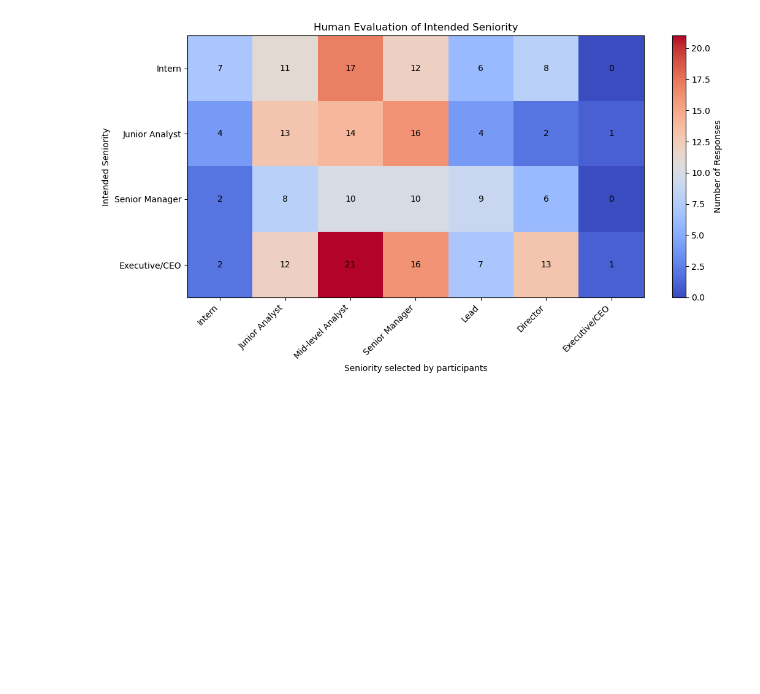
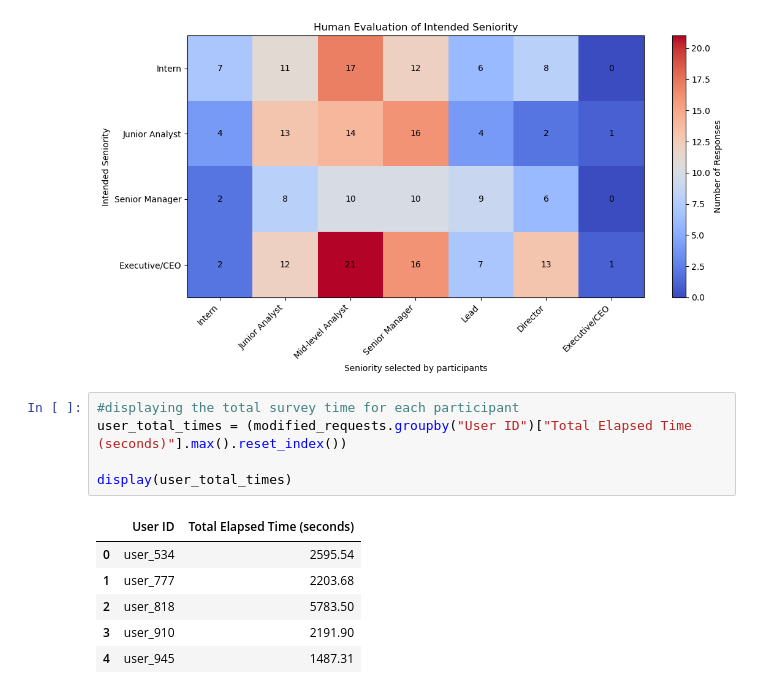
Before and after one commit to arwaguudle/AI-Data-Governance-Project, a Jupyter notebook: Automating-Data-Governance-main/variations_results/survey_result.ipynb, the cells around one changed output. Drawn from its saved outputs; the diff is of its cells as text; blank space fills up the shorter version.

```diff
--- a/Automating-Data-Governance-main/variations_results/survey_result.ipynb
+++ b/Automating-Data-Governance-main/variations_results/survey_result.ipynb
@@ -388,3 +388,15 @@ plt.tight_layout()
 plt.show()
 # %% [output]
 [figure]
+# %%
+#displaying the total survey time for each participant
+user_total_times = (modified_requests.groupby("User ID")["Total Elapsed Time (seconds)"].max().reset_index())
+
+display(user_total_times)
+# %% [output]
+|  | User ID | Total Elapsed Time (seconds) |
+| 0 | user_534 | 2595.54 |
+| 1 | user_777 | 2203.68 |
+| 2 | user_818 | 5783.50 |
+| 3 | user_910 | 2191.90 |
+| 4 | user_945 | 1487.31 |
```
Also changed, not shown: parts of 3 cells of this notebook, 1 other file.
